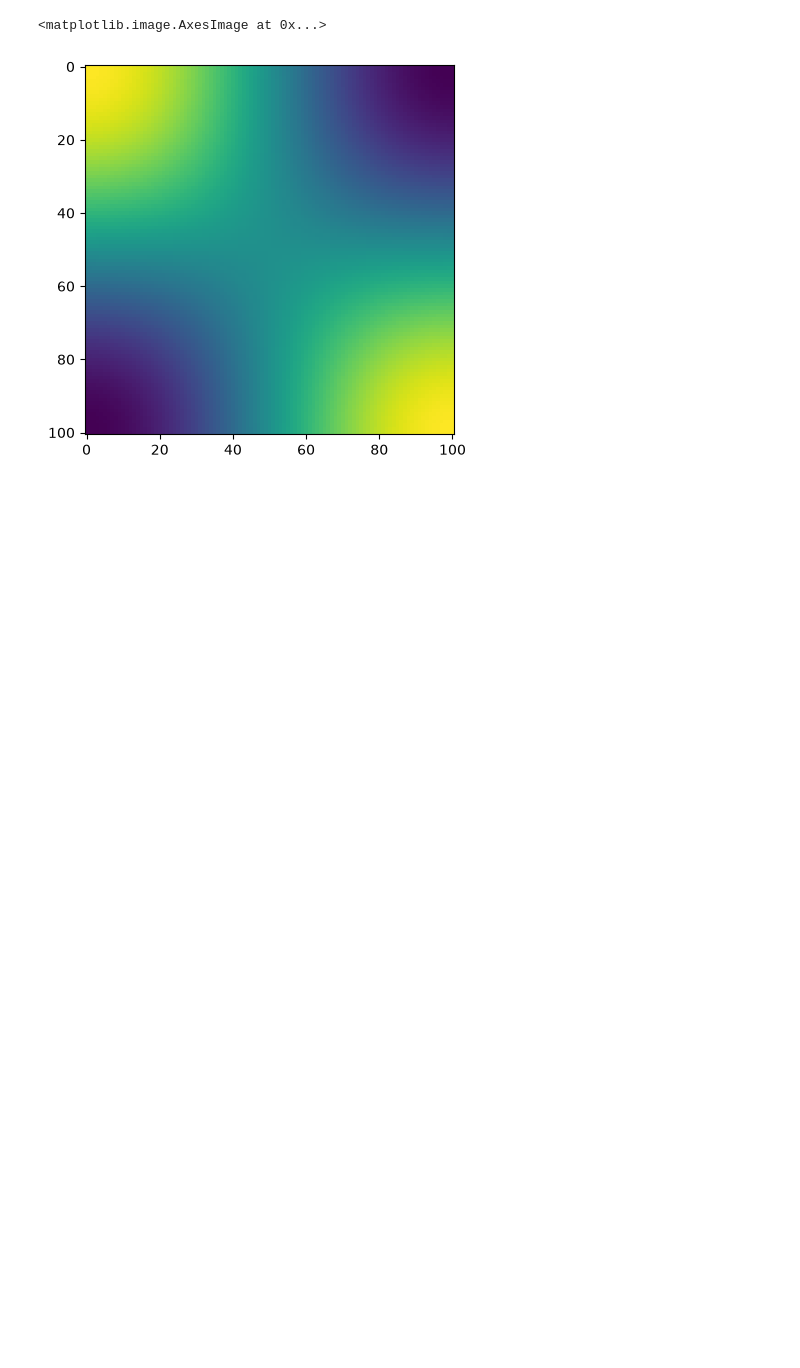
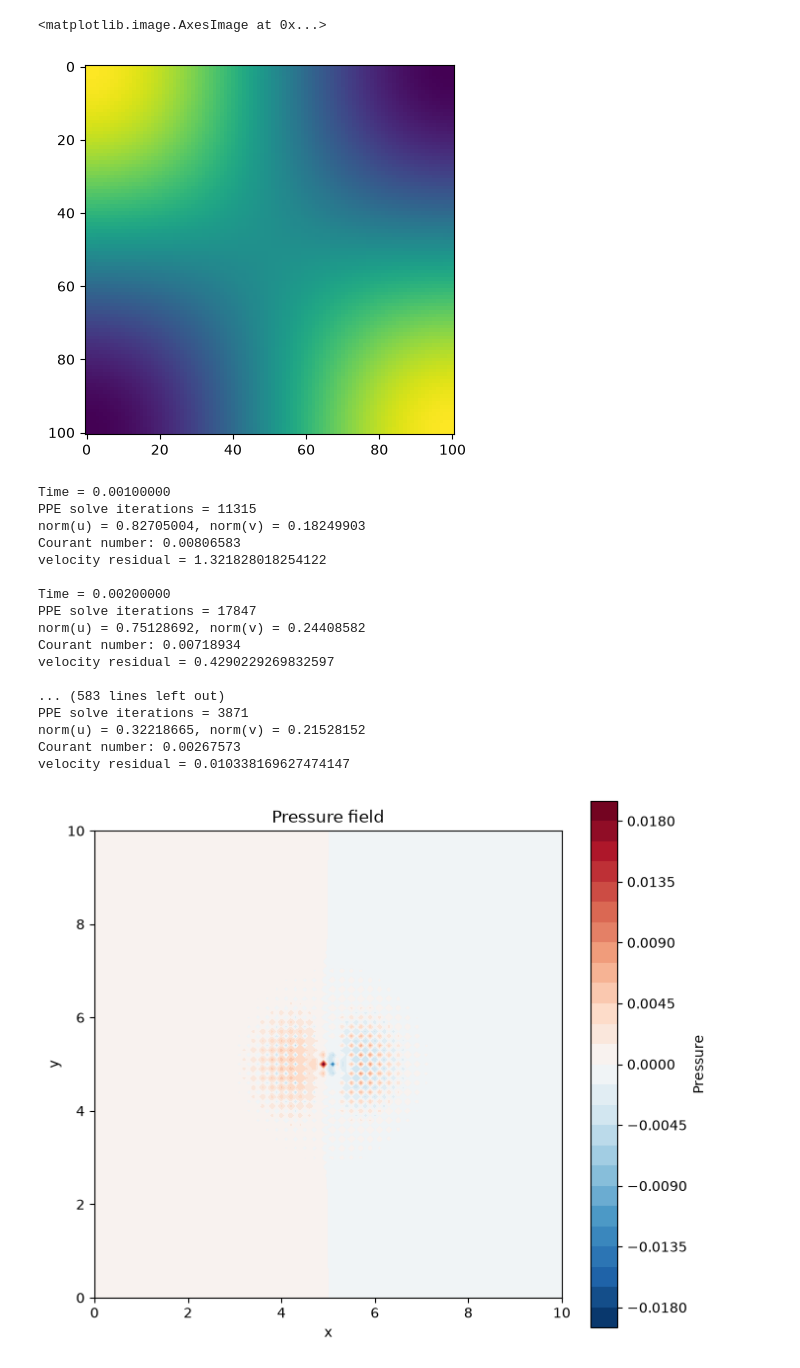
Before and after one commit to mfrans1/VloeiStof, a Jupyter notebook: showcase.ipynb, the cells around one changed output. Saved outputs shown, nothing was run; the diff lists cells and outputs as text; code cells hidden in the pictures; blank space fills up the shorter version.

```diff
--- a/showcase.ipynb
+++ b/showcase.ipynb
@@ -33,3 +33,75 @@ plt.imshow(p_exact)
 # %% [output]
 <matplotlib.image.AxesImage at 0x...>
 [figure]
+# %%
+import numpy as np
+import matplotlib.pyplot as plt
+
+# Grid
+Nx, Ny = 101, 101
+dx, dy = 0.1, 0.1
+
+x = np.arange(Nx) * dx
+y = np.arange(Ny) * dy
+X, Y = np.meshgrid(x, y, indexing="ij")
+
+# Fluid properties
+rho = 1.0
+nu = 0.01
+dt = 0.001
+t_end = 0.1
+
+# Initialize fields
+u = np.zeros((Nx, Ny))
+v = np.zeros((Nx, Ny))
+p = np.zeros((Nx, Ny))
+
+# Localized velocity disturbance at the centre
+i, j = Nx // 2, Ny // 2
+u[i, j] = 1.0
+
+# Run the solver
+u, v, p = solve_NS(u, v, p, rho, nu, dt, t_end, dx, dy, logs=True)
+
+# Plot pressure
+fig, ax = plt.subplots(figsize=(7, 6))
+contour = ax.contourf(X, Y, p, levels=30, cmap="RdBu_r")
+fig.colorbar(contour, ax=ax, label="Pressure")
+ax.set_xlabel("x")
+ax.set_ylabel("y")
+ax.set_title("Pressure field")
+ax.set_aspect("equal")
+plt.tight_layout()
+plt.show()
+
+# Plot velocity magnitude
+speed = np.sqrt(u**2 + v**2)
+
+fig, ax = plt.subplots(figsize=(7, 6))
+contour = ax.contourf(X, Y, speed, levels=30, cmap="viridis")
+fig.colorbar(contour, ax=ax, label="Speed")
+ax.set_xlabel("x")
+ax.set_ylabel("y")
+ax.set_title("Velocity magnitude")
+ax.set_aspect("equal")
+plt.tight_layout()
+plt.show()
+# %% [output]
+Time = 0.00100000
+PPE solve iterations = 11315
+norm(u) = 0.82705004, norm(v) = 0.18249903
+Courant number: 0.00806583
+velocity residual = 1.321828018254122
+
+Time = 0.00200000
+PPE solve iterations = 17847
+norm(u) = 0.75128692, norm(v) = 0.24408582
+Courant number: 0.00718934
+velocity residual = 0.4290229269832597
+
+... (583 lines left out)
+PPE solve iterations = 3871
+norm(u) = 0.32218665, norm(v) = 0.21528152
+Courant number: 0.00267573
+velocity residual = 0.010338169627474147
+[figure, added]
```
Also changed, not shown: parts of 2 cells of this notebook, 1 other file.
